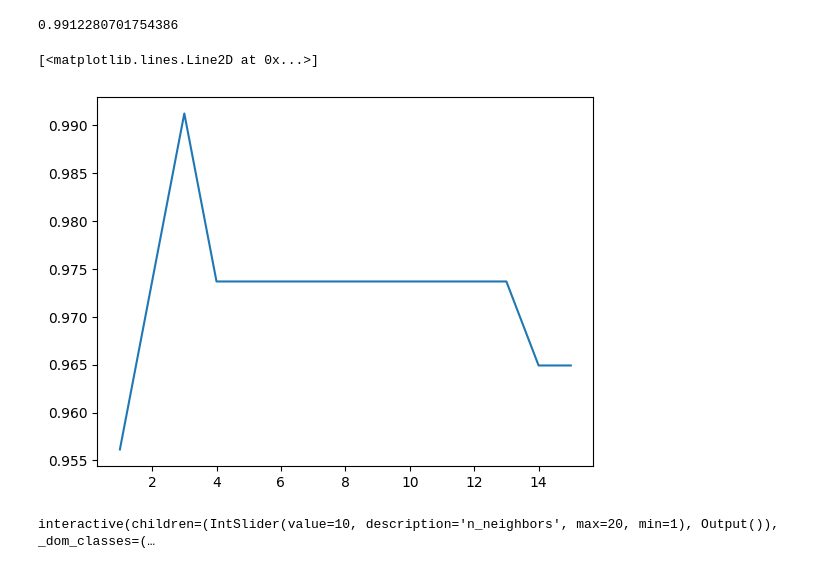
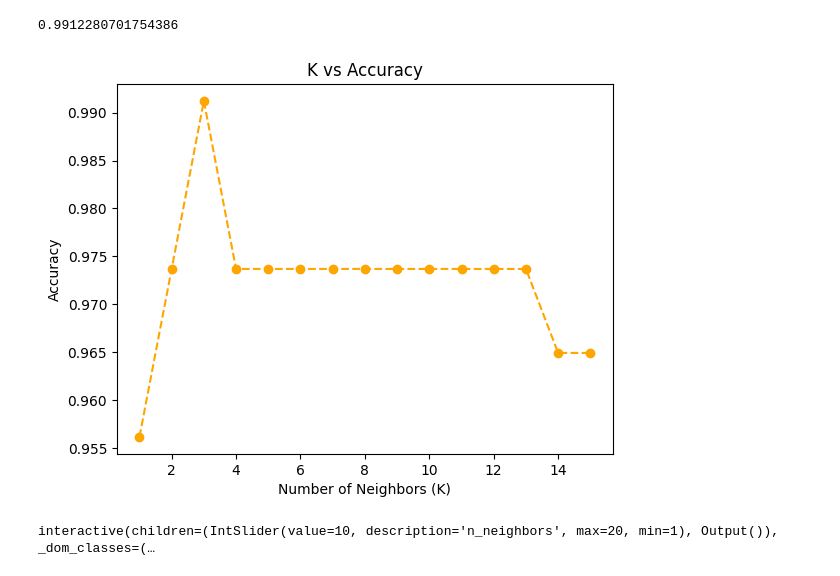
Before and after one commit to AdarshKhatri01/KNN-Algo, a Jupyter notebook: KNN.ipynb, the cells around one changed output. Drawn from its saved outputs; the diff is of its cells as text; code cells hidden in the pictures.

```diff
--- a/KNN.ipynb
+++ b/KNN.ipynb
@@ -171,10 +171,13 @@ for i in range(1,16):
 # %%
 import matplotlib.pyplot as plt
 
-plt.plot(range(1,16),scores)
+plt.plot(range(1,16), scores, marker='o', linestyle='dashed', color='orange')
+plt.xlabel('Number of Neighbors (K)')
+plt.ylabel('Accuracy')
+plt.title('K vs Accuracy')
+plt.show()
 # %% [output]
-[<matplotlib.lines.Line2D at 0x...>]
-[figure, old version]
+[figure, new version]
 # %%
 import numpy as np
 import matplotlib.pyplot as plt
```
